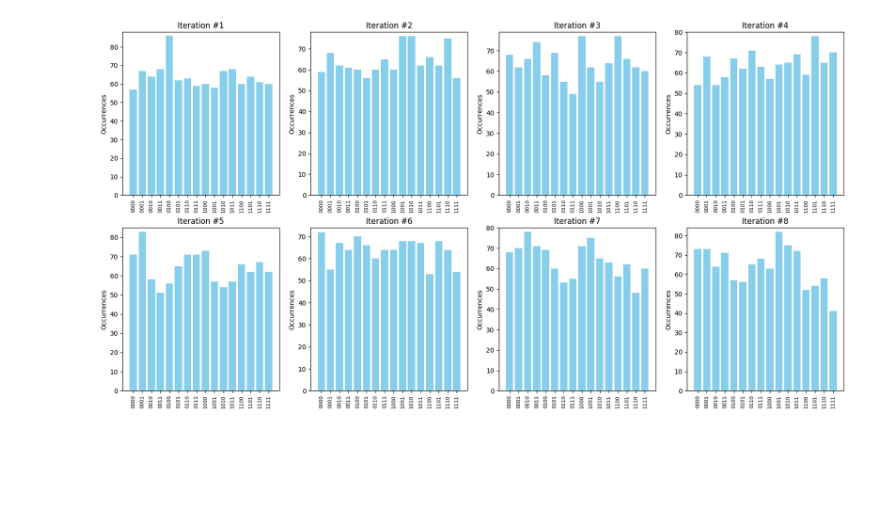
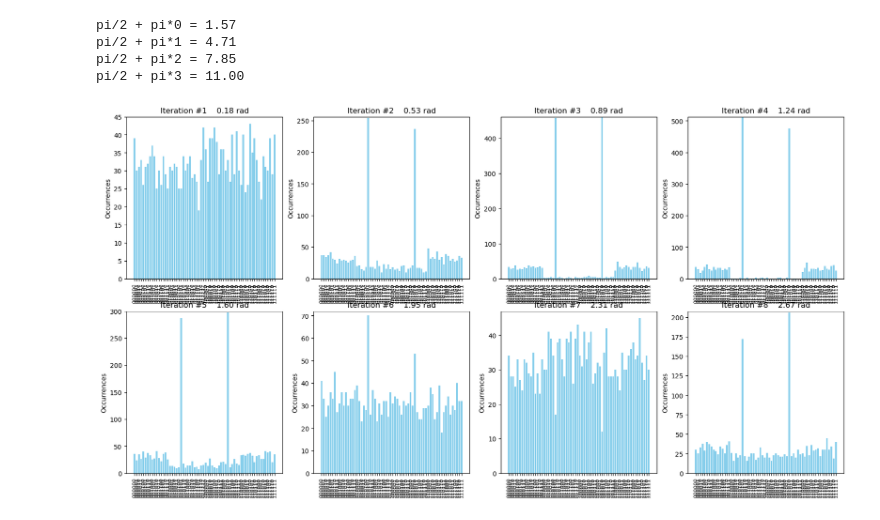
Before and after one commit to rishivijayv/dd2367-project, a Jupyter notebook: grover_search.ipynb, the cells around one changed output. Saved outputs shown, nothing was run; the diff lists cells and outputs as text; code cells hidden in the pictures; blank space fills up the shorter version.

Commit message:
angles and plots update

```diff
--- a/grover_search.ipynb
+++ b/grover_search.ipynb
@@ -9,7 +9,13 @@ import math
 
 NUM_QUBITS = 4
 NUM_ITERATIONS = 8
-CLAUSE_LIST = [[0,1]]
+#CLAUSE_LIST = [[0,1], [1,2], [2,3], [3,4], [4,5]]
+CLAUSE_LIST = [[0,1], [1,2], [2,3]]
+N = 2**NUM_QUBITS
+m = 2**(NUM_QUBITS-len(CLAUSE_LIST))
+theta = math.asin(np.sqrt(m/N))
+for i in range(NUM_ITERATIONS//2):
+    print(f"pi/2 + pi*{i} = {(math.pi/2 + math.pi*i):.2f}")
 
 def XOR(qc, a, b, output):
     qc.cx(a, output)
@@ -52,7 +58,7 @@ def diffuser(nqubits):
     # We will return the diffuser as a gate
     U_s = qc.to_gate()
     U_s.name = "U$_s$"
-    return U_s
+    return qc
 
 def run_simulation():
     all_results = []
@@ -80,10 +86,11 @@ def run_simulation():
 
         # Measure the variable qubits
         qc.measure(var_qubits, cbits)
+        #qc.draw("mpl", filename=f"circuit_{n}.png")
 
         simulator = AerSimulator()
         transpiled_qc = transpile(qc, simulator)
-        result = simulator.run(transpiled_qc).result()
+        result = simulator.run(transpiled_qc, shots=2048).result()
         all_results.append(result.get_counts())
 
     return all_results
@@ -94,32 +101,36 @@ def get_all_bits_ordered_list():
 def plot_stuff(results):
     # Get all possible basis states from number of qubits
     all_keys = get_all_bits_ordered_list()
 
     # Ensure all dictionaries have all the keys for the data
     completed_dicts = []
     for curr_result in results:
         completed_dicts.append({key: curr_result.get(key, 0) for key in all_keys})
 
     # Create subplots (2 rows, 4 columns)
     fig, axs = plt.subplots(2, 4, figsize=(20, 10))
     axs = axs.flatten()
 
     # Plot each dictionary as a bar graph
     for i, data in enumerate(completed_dicts):
         ax = axs[i]
         values = [data[k] for k in all_keys]
         ax.bar(all_keys, values, color="skyblue")
-        ax.set_title(f"Iteration #{i+1}")
+        ax.set_title(f"Iteration #{i+1}    {(2*i+1)*theta:.2f} rad")
         ax.set_ylim(0, max(values) + 2)
         ax.set_ylabel("Occurrences")
 
         # Rotate x-axis labels vertically and reduce font size
         ax.set_xticks(range(len(all_keys)))
         ax.set_xticklabels(all_keys, rotation="vertical", fontsize=8)
 
 
 
 results = run_simulation()
 plot_stuff(results)
 # %% [output]
+pi/2 + pi*0 = 1.57
+pi/2 + pi*1 = 4.71
+pi/2 + pi*2 = 7.85
+pi/2 + pi*3 = 11.00
-[figure, old version]
+[figure, new version]
```
Also changed, not shown: parts of 1 cell of this notebook, 4 other files.
